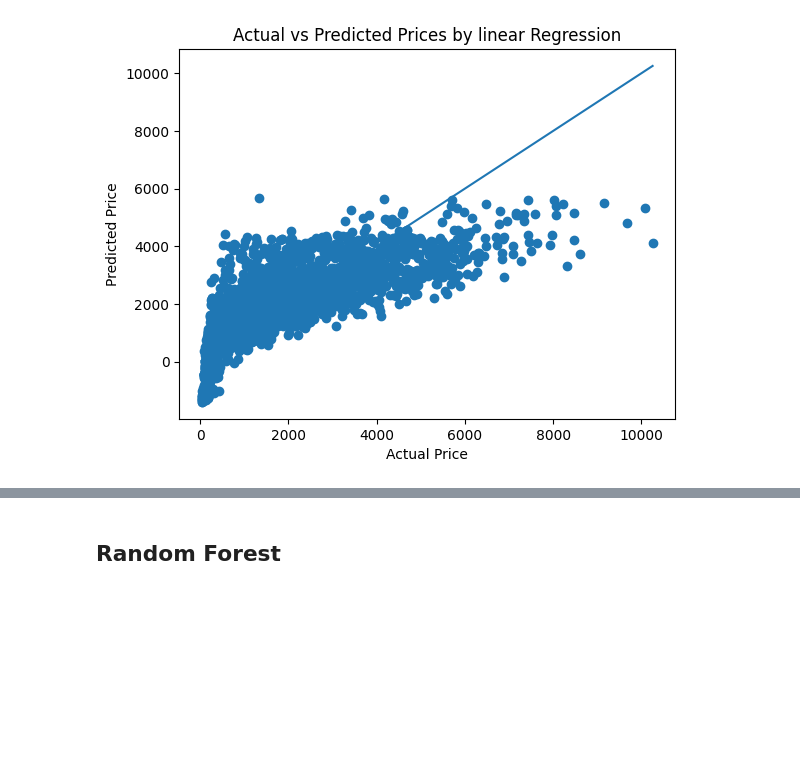
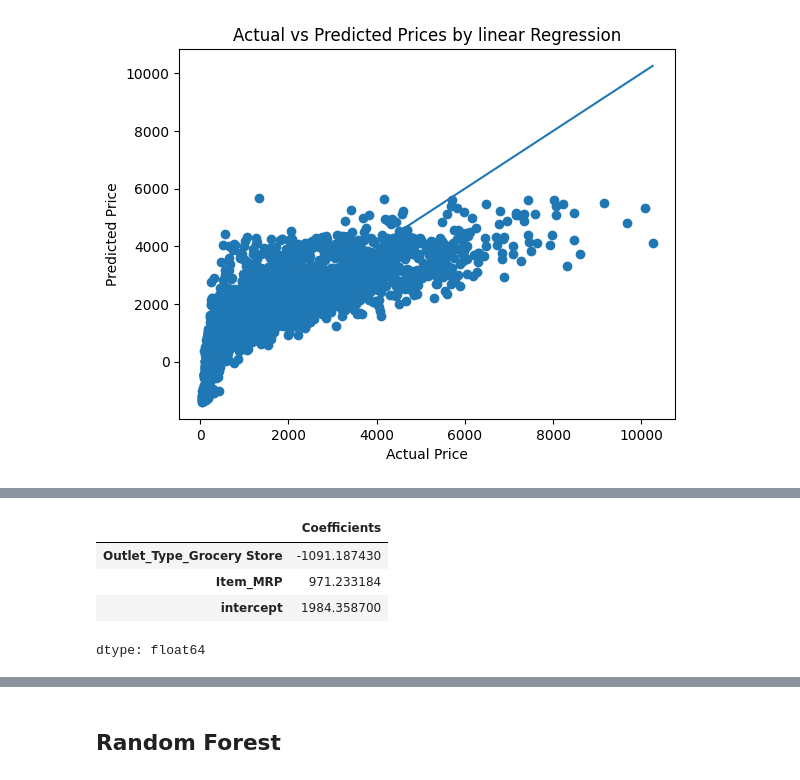
Before and after one commit to abeeraz379/Prediction-of-Product-sales, a Jupyter notebook: prediction of product sales.ipynb, the cells around one changed output, grey strips where cells are left out. Cells and saved outputs as stored; diff of their text form; code cells hidden in the pictures; blank space fills up the shorter version.

```diff
--- a/prediction of product sales.ipynb
+++ b/prediction of product sales.ipynb
@@ -1616,0 +1650,12 @@ plt.show()
+# %%
+top_n=3
+coeff_rank = coeffs.abs().rank().sort_values(ascending=False)
+top_n_features = coeff_rank.head(top_n)
+coeffs_plot = coeffs.loc[top_n_features.index].sort_values()
+coeffs_plot
+# %% [output]
+|  | Coefficients |
+| Outlet_Type_Grocery Store | -1091.187430 |
+| Item_MRP | 971.233184 |
+| intercept | 1984.358700 |
+dtype: float64
```
Also changed, not shown: parts of 17 cells of this notebook.
